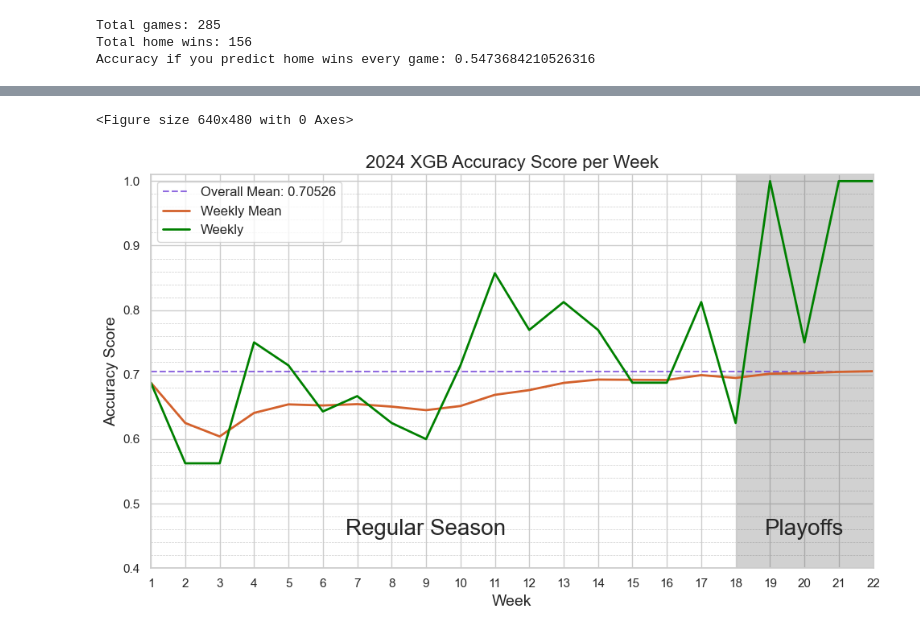
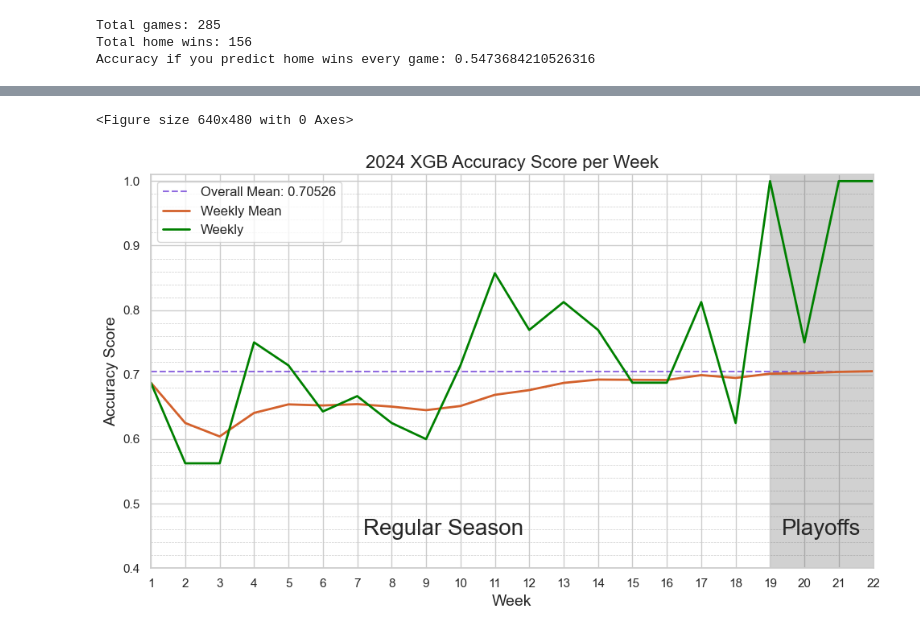
Before and after one commit to dokamp/NFL-Prediction, a Jupyter notebook: nfl_prediction_2024.ipynb, the cells around one changed output, grey strips where cells are left out. Cells and saved outputs as stored; diff of their text form; code cells hidden in the pictures.

Commit message:
corrected graph

```diff
--- a/nfl_prediction_2024.ipynb
+++ b/nfl_prediction_2024.ipynb
@@ -562,7 +562,7 @@ x = range(1, len(mean_acc_xgb)+1)
 mean_xgb = mean_acc_xgb_overall[-1]
 
 plt.text(
-    9,  # x position (in data coordinates)
+    9.5,  # x position (in data coordinates)
     0.46,     # y position (in data coordinates)
     "Regular Season",
     ha="center",  # horizontal alignment
@@ -571,9 +571,9 @@ plt.text(
     fontweight="normal"  # optional
 )
 
-plt.axvspan(18, 22, facecolor="#4B4B4B", alpha=0.25)
+plt.axvspan(19, 22, facecolor="#4B4B4B", alpha=0.25)
 plt.text(
-    20,  # x position (in data coordinates)
+    20.5,  # x position (in data coordinates)
     0.46,     # y position (in data coordinates)
     "Playoffs",
     ha="center",  # horizontal alignment
@@ -584,31 +584,32 @@ plt.text(
 
 plt.axhline(mean_xgb, color="#612CD3", linestyle="--", linewidth=1.5, alpha=0.7,  label=f"Overall Mean: {mean_xgb:.5f}")
 
 plt.plot(x, mean_acc_xgb_overall, label="Weekly Mean", linestyle="-", linewidth=2, color="#D3612C", markersize=8)
 
 plt.plot(x, mean_acc_xgb, label="Weekly", linestyle="-", linewidth=2, color="green", markersize=8)
 
 plt.title("2024 XGB Accuracy Score per Week", fontsize=16)
 plt.xlabel("Week", fontsize=14)
 plt.ylabel("Accuracy Score", fontsize=14)
 
 plt.ylim(0.4, 1.01)
 plt.yticks(np.arange(0.4, 1.1, 0.1))
 plt.gca().set_yticks(np.arange(0.4, 1.05, 0.05), minor=True)
 
 plt.xlim(1, week)
 plt.xticks(np.arange(1, week+1, 1))
 
 plt.minorticks_on()
 
 plt.grid(which="major", linestyle="-", linewidth=1)
 plt.grid(which="minor", axis="y", linestyle="--", linewidth=0.5)
 plt.legend(fontsize=12)
 
 plt.grid(True)
+plt.savefig(path + "/media/2024_XGB_Accuracy.jpg", dpi=150)
 
 plt.tight_layout()
 plt.show()
 # %% [output]
 <Figure size 640x480 with 0 Axes>
-[figure, old version]
+[figure, new version]
```
Also changed, not shown: parts of 2 cells of this notebook, 1 other file.
